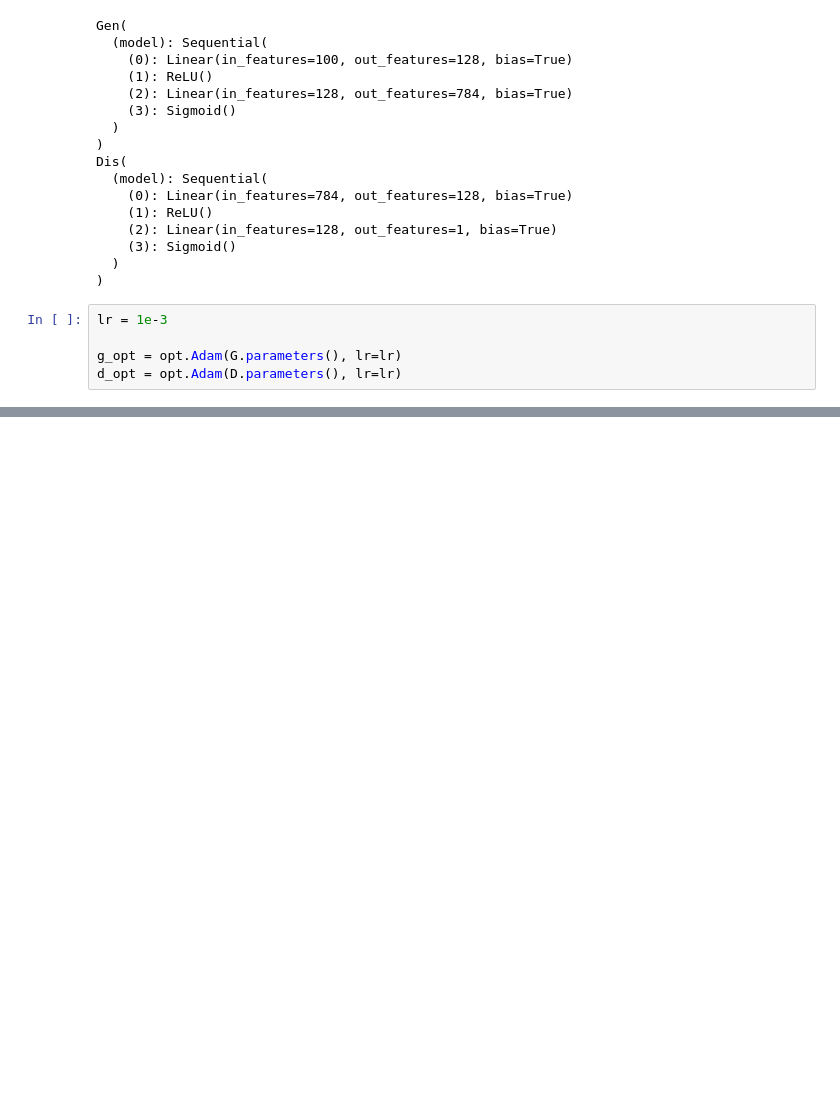
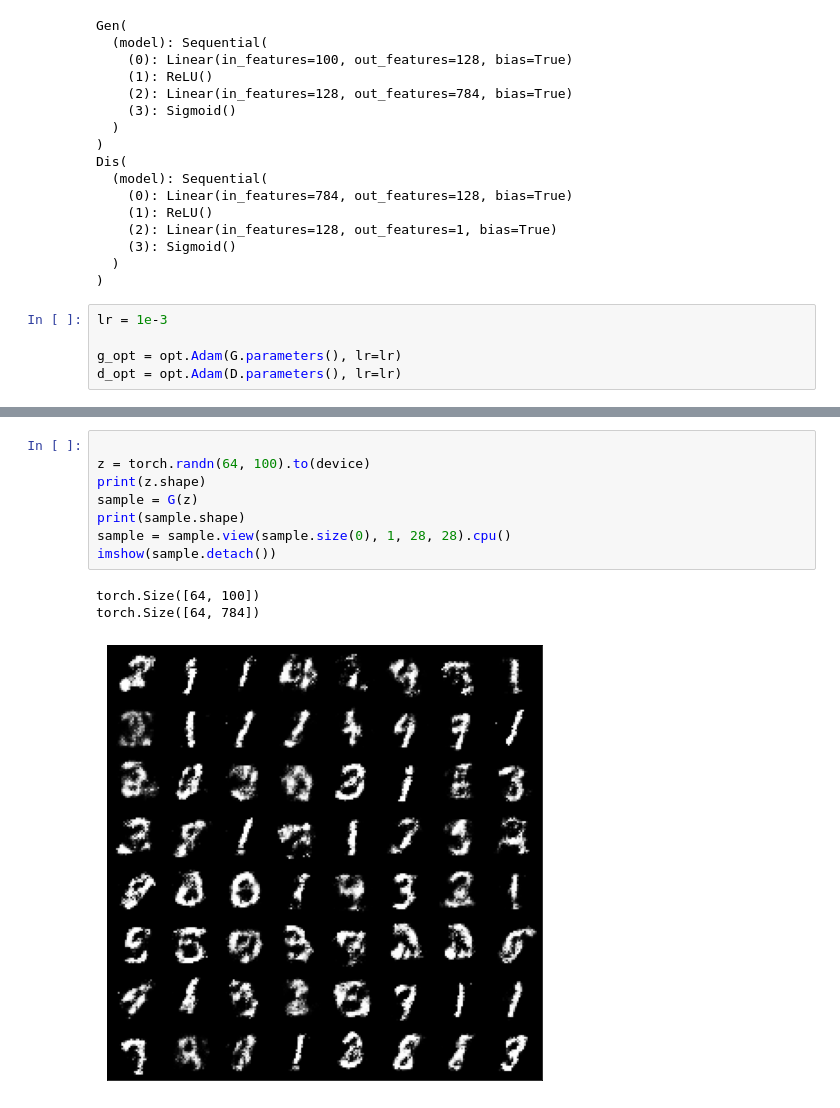
Before and after one commit to ali18997/Fake-Image-Generation, a Jupyter notebook: GAN_MNIST.ipynb, the cells around one changed output, grey strips where cells are left out. Drawn from its saved outputs; the diff is of its cells as text; blank space fills up the shorter version.

```diff
--- a/GAN_MNIST.ipynb
+++ b/GAN_MNIST.ipynb
@@ -154,0 +177,12 @@ KeyboardInterrupt: ignored
+# %%
+
+z = torch.randn(64, 100).to(device)
+print(z.shape)
+sample = G(z)
+print(sample.shape)
+sample = sample.view(sample.size(0), 1, 28, 28).cpu()
+imshow(sample.detach())
+# %% [output]
+torch.Size([64, 100])
+torch.Size([64, 784])
+[figure, added]
```
Also changed, not shown: parts of 3 cells of this notebook.
